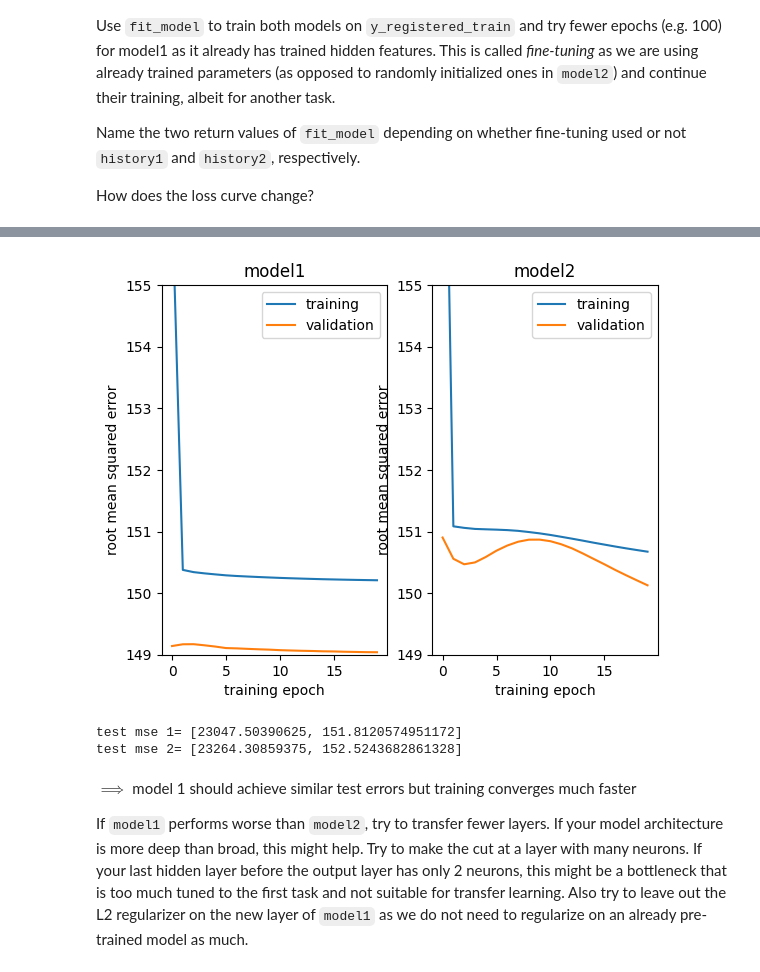
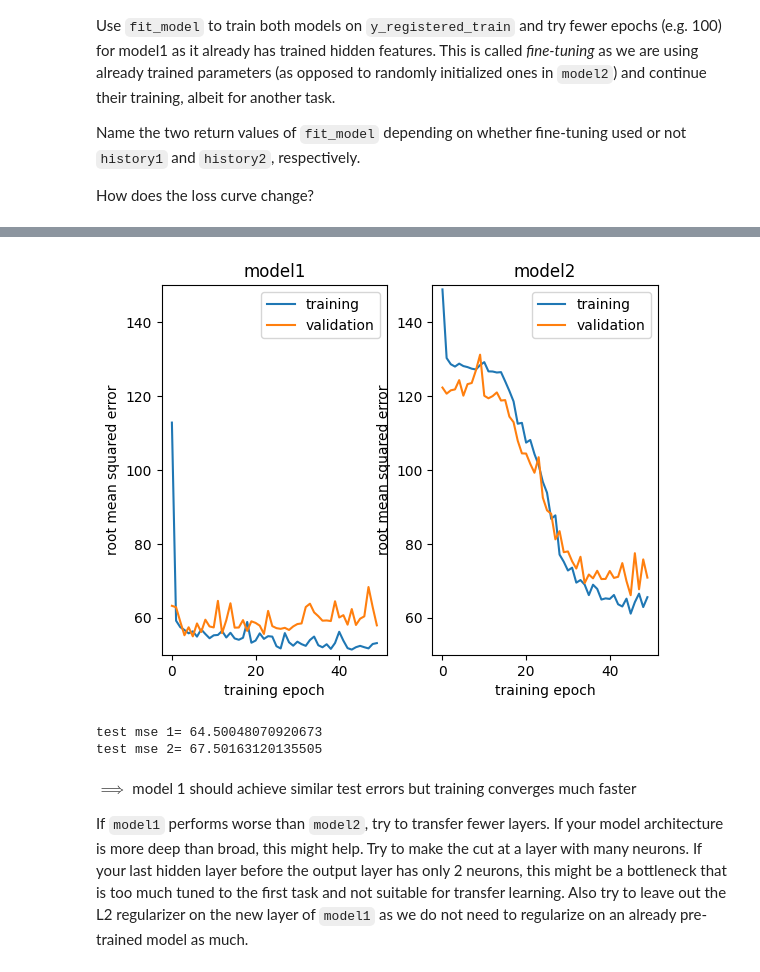
Before and after one commit to DataCompetency/KI-Block, a Jupyter notebook: exercises/solutions/torch/es2-ex1-sol.ipynb, the cells around one changed output, grey strips where cells are left out. Saved outputs shown, nothing was run; the diff lists cells and outputs as text; code cells hidden in the pictures.

```diff
--- a/exercises/solutions/torch/es2-ex1-sol.ipynb
+++ b/exercises/solutions/torch/es2-ex1-sol.ipynb
@@ -130,8 +149,8 @@ Model: "sequential"
 # %%
 fig, ax= plt.subplots(1,1)
 def plot_hist(history, ax, title, ylim=None):
-    ax.plot(history.history["root_mean_squared_error"], label="training")
-    ax.plot(history.history["val_root_mean_squared_error"], label="validation")
+    ax.plot(history["rmse"], label="training")
+    ax.plot(history["val_rmse"], label="validation")
     ax.set_title(title)
     ax.set_xlabel("training epoch")
     ax.set_ylabel("root mean squared error")
@@ -186,24 +209,26 @@ Name the two return values of ``fit_model`` depending on whether fine-tuning use
 
 How does the loss curve change?
 # %%
-y_registered = pd.read_csv("../../bikes-summerdays-full.csv", sep = ";")["registered"]
+y_registered = pd.read_csv("../../bikes-summerdays-full.csv", sep = ";")["registered"].to_numpy()
 k = int(m*test_split)
 y_registered_train = y_registered[perm[k:]]
 y_registered_test = y_registered[perm[:k]]
 # %%
-#YOUR CODE STARTS
-#construct model1 and model2 as described above, train them and name the results history1 and history2
-model1 = tf.keras.models.Sequential()
-for layer in model.layers[:-1]:
-    model1.add(layer)
-# model1.add(tf.keras.layers.Dense(8, activation = tf.nn.relu)) #you could also add a new hidden layer on top of the previous model
-model1.add(tf.keras.layers.Dense(1))
+# YOUR CODE STARTS
+# Construct model1 as described above.
+# Reuse all layers except the final one and append a new output layer.
+# list(mode.children()) gives you all layers of 'model'
+layers = list(model.children())[:-1] # take all but the last layer
 
-model2 = make_model()
+# Create a new final layer; you may choose to adjust its learning rate or regularization.
+layers.append(nn.Linear(32, 1))
+model1 = nn.Sequential(*layers)
+# YOUR CODE ENDS
+
+model2 = make_model(n) # learning again from scratch
 # %%
-history1 = fit_model(model1, X_train, y_registered_train, epochs=20) #fewer epochs!
-history2 = fit_model(model2, X_train, y_registered_train, epochs=20)
-#YOUR CODE ENDS
+history1 = fit_model(model1, X_train, y_registered_train, epochs=50) #fewer epochs!
+history2 = fit_model(model2, X_train, y_registered_train, epochs=50)
 # %%
 # take note that all models have the same architecture and number of parameters
 for name, mdl in zip(["model", "model1, transfer learning", "model2"], [model, model1, model2]):
@@ -250,15 +255,19 @@ Model: "sequential_1"
 # %%
 fig, axes = plt.subplots(1,2)
-plot_hist(history1, axes[0], "model1", ylim=(149,155))
-plot_hist(history2, axes[1], "model2", ylim=(149,155))
+plot_hist(history1, axes[0], "model1", ylim=(50,150))
+plot_hist(history2, axes[1], "model2", ylim=(50,150))
 # %% [output]
-[figure, old version]
+[figure, new version]
 # %%
-print("test mse 1=", model1.evaluate(X_test, y_registered_test, verbose=0))
-print("test mse 2=", model2.evaluate(X_test, y_registered_test, verbose=0))
+
+rmse1, _ = evaluate(model1, y_registered_test)
+rmse2, _ = evaluate(model2, y_registered_test)
+
+print("test mse 1=", rmse1)
+print("test mse 2=", rmse2)
 # %% [output]
-test mse 1= [23047.50390625, 151.8120574951172]
-test mse 2= [23264.30859375, 152.5243682861328]
+test mse 1= 64.50048070920673
+test mse 2= 67.50163120135505
 # %% [markdown]
 $\implies$ model 1 should achieve similar test errors but training converges much faster
 
```
Also changed, not shown: parts of 15 cells of this notebook, 4 other files.
